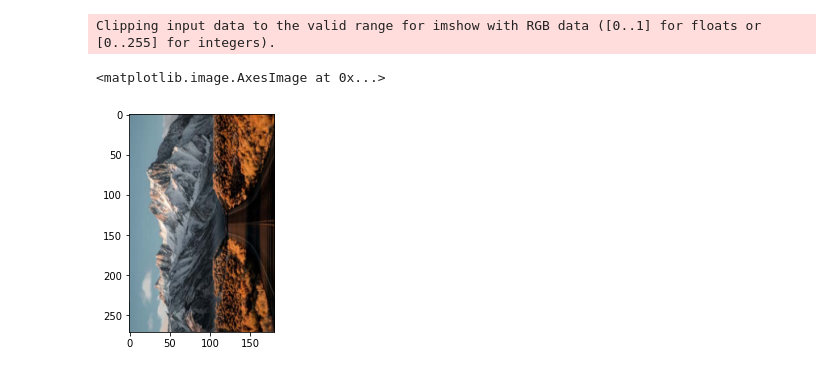
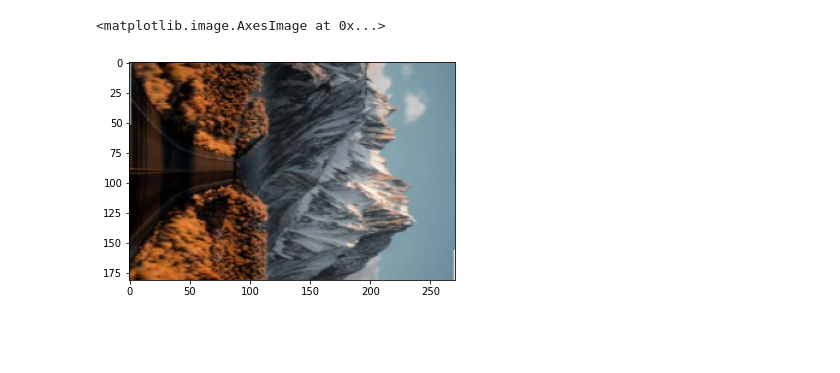
Before and after one commit to LorenzoMauri/Advanced-Machine-Learning, a Jupyter notebook: AML.ipynb, the cells around one changed output. Drawn from its saved outputs; the diff is of its cells as text; code cells hidden in the pictures; blank space fills up the shorter version.

```diff
--- a/AML.ipynb
+++ b/AML.ipynb
@@ -30,0 +21,7 @@ os.chdir(trainingPath)
+# %%
+from skimage import transform
+def reshape(image,shape):
+  return transform.resize(image,shape)
+
+def deleteLastChannel(image):
+    return image[:,:,:3]  #tolgo il quarto canale corrispondente alla luminosità, mantenendo i primi 3
@@ -44 +82,5 @@ for degree in [0,90,180,270]:
+# %%
+im270=np.load('/content/drive/MyDrive/progetto_AML/dataset/rotated_270/landscape.PNG_rotated_270.npy')
+# %%
+im0 = np.load('/content/drive/MyDrive/progetto_AML/dataset/rotated_0/landscape.PNG_rotated_0.npy')
 # %%
@@ -48,9 +90,8 @@ Clipping input data to the valid range for imshow with RGB data ([0..1] for floa
 <matplotlib.image.AxesImage at 0x...>
 [figure]
-# %%
-plt.imshow(np.load('/content/training/rotated_90/landscape.PNG.npy'))
-# %% [output]
-Clipping input data to the valid range for imshow with RGB data ([0..1] for floats or [0..255] for integers).
-<matplotlib.image.AxesImage at 0x...>
-[figure, removed]
+# %%
+plt.imshow(reshape(im270,im0.shape))
+# %% [output]
+<matplotlib.image.AxesImage at 0x...>
+[figure, added]
 # %%
```
Also changed, not shown: parts of 15 cells of this notebook.
